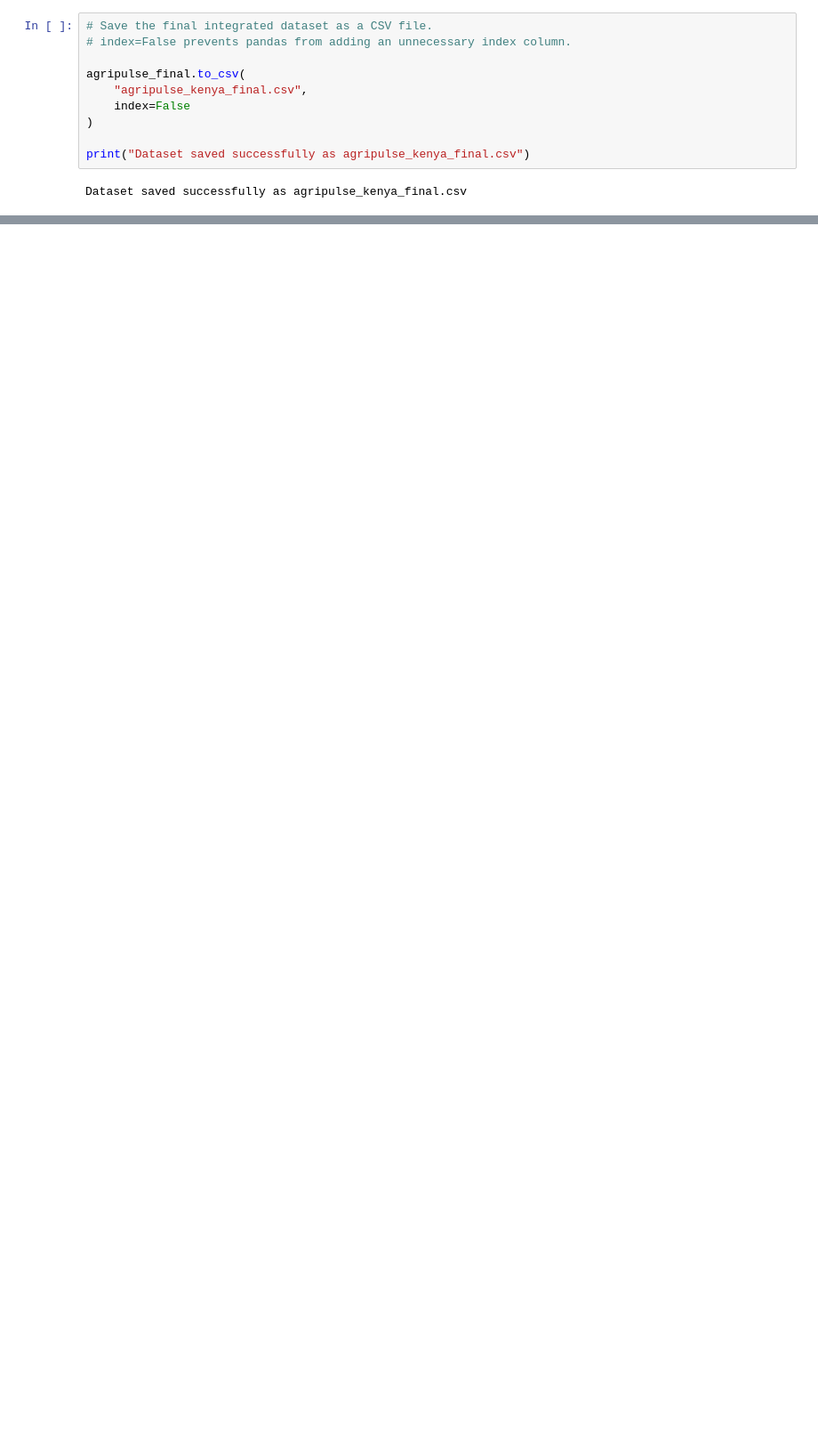
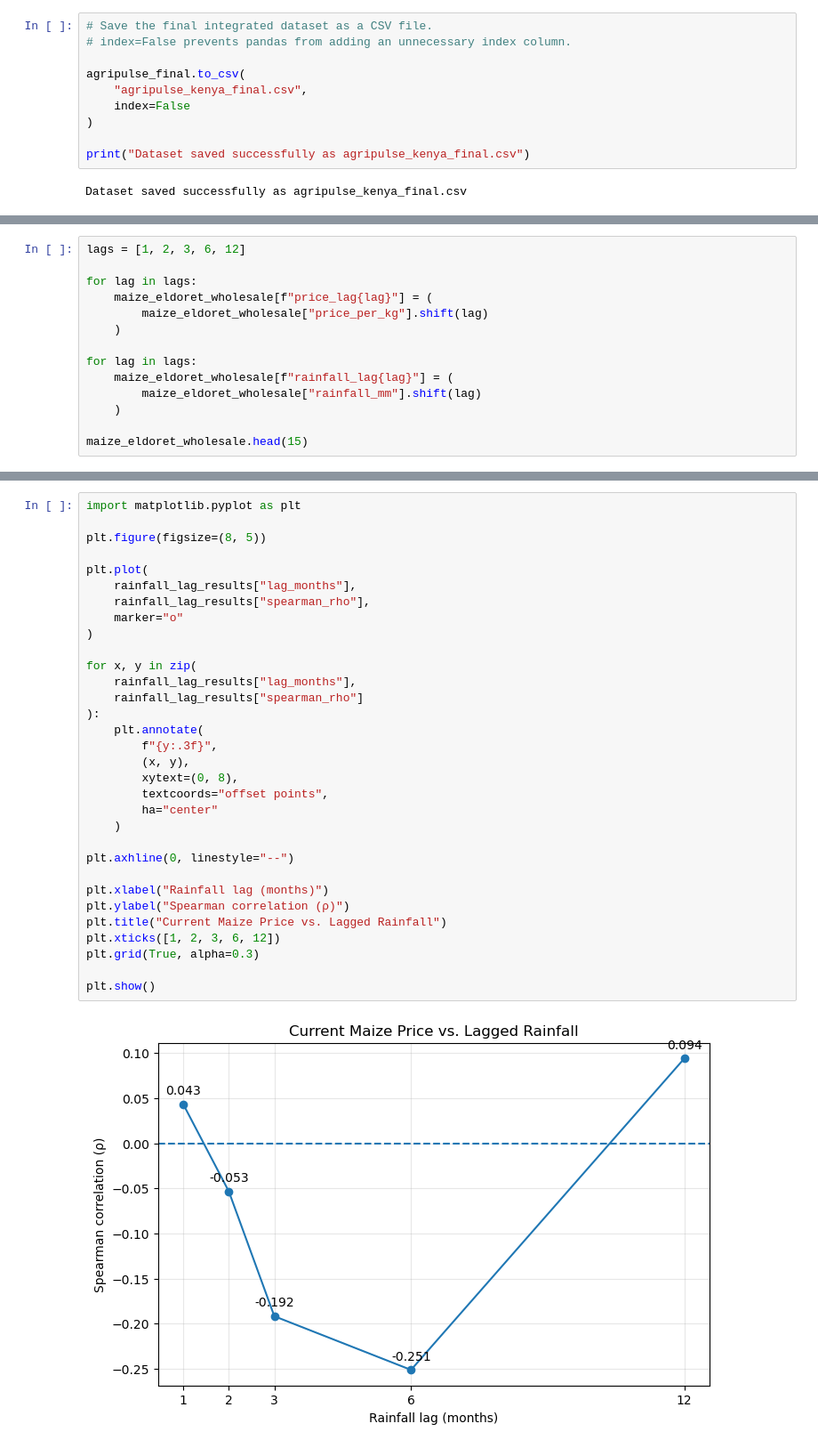
Before and after one commit to machange12/bei-smart, a Jupyter notebook: data/cleaned/Fews_net_fused.ipynb, the cells around one changed output, grey strips where cells are left out. Shown at 89% size. Saved outputs shown, nothing was run; the diff lists cells and outputs as text; blank space fills up the shorter version.

```diff
--- a/data/cleaned/Fews_net_fused.ipynb
+++ b/data/cleaned/Fews_net_fused.ipynb
@@ -1869,0 +2434,14 @@ Dataset saved successfully as agripulse_kenya_final.csv
+# %%
+lags = [1, 2, 3, 6, 12]
+
+for lag in lags:
+    maize_eldoret_wholesale[f"price_lag{lag}"] = (
+        maize_eldoret_wholesale["price_per_kg"].shift(lag)
+    )
+
+for lag in lags:
+    maize_eldoret_wholesale[f"rainfall_lag{lag}"] = (
+        maize_eldoret_wholesale["rainfall_mm"].shift(lag)
+    )
+
+maize_eldoret_wholesale.head(15)
@@ -1869,0 +2519,34 @@ Dataset saved successfully as agripulse_kenya_final.csv
+# %%
+import matplotlib.pyplot as plt
+
+plt.figure(figsize=(8, 5))
+
+plt.plot(
+    rainfall_lag_results["lag_months"],
+    rainfall_lag_results["spearman_rho"],
+    marker="o"
+)
+
+for x, y in zip(
+    rainfall_lag_results["lag_months"],
+    rainfall_lag_results["spearman_rho"]
+):
+    plt.annotate(
+        f"{y:.3f}",
+        (x, y),
+        xytext=(0, 8),
+        textcoords="offset points",
+        ha="center"
+    )
+
+plt.axhline(0, linestyle="--")
+
+plt.xlabel("Rainfall lag (months)")
+plt.ylabel("Spearman correlation (ρ)")
+plt.title("Current Maize Price vs. Lagged Rainfall")
+plt.xticks([1, 2, 3, 6, 12])
+plt.grid(True, alpha=0.3)
+
+plt.show()
+# %% [output]
+[figure, added]
```
Also changed, not shown: parts of 41 cells of this notebook.
